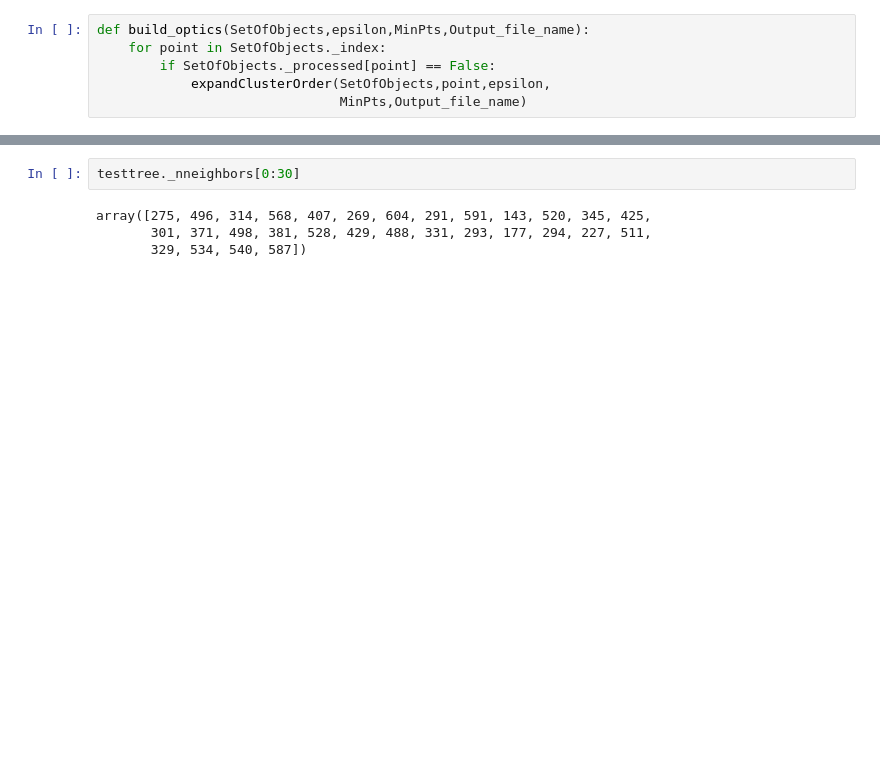
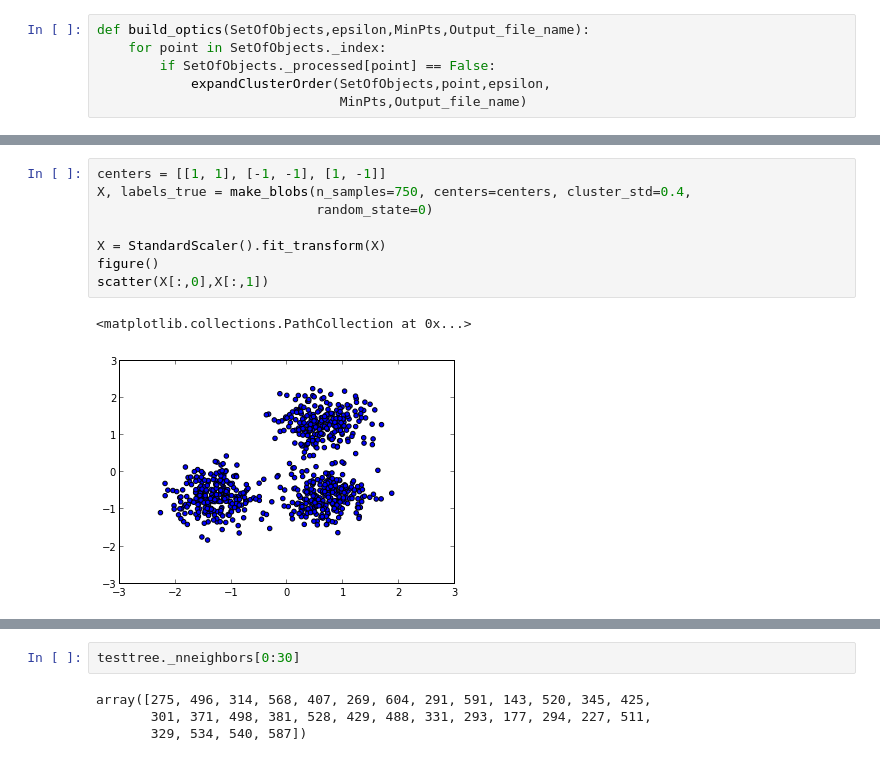
Before and after one commit to espg/OPTIC_CLUSTER, a Jupyter notebook: Ski-kits OPTICS.ipynb, the cells around one changed output, grey strips where cells are left out. Cells and saved outputs as stored; diff of their text form; blank space fills up the shorter version.

```diff
--- a/Ski-kits OPTICS.ipynb
+++ b/Ski-kits OPTICS.ipynb
@@ -116,0 +162,11 @@ testtree = setOfObjects(testdata)
+# %%
+centers = [[1, 1], [-1, -1], [1, -1]]
+X, labels_true = make_blobs(n_samples=750, centers=centers, cluster_std=0.4,
+                            random_state=0)
+
+X = StandardScaler().fit_transform(X)
+figure()
+scatter(X[:,0],X[:,1])
+# %% [output]
+<matplotlib.collections.PathCollection at 0x...>
+[figure, added]
```
Also changed, not shown: parts of 23 cells of this notebook.
